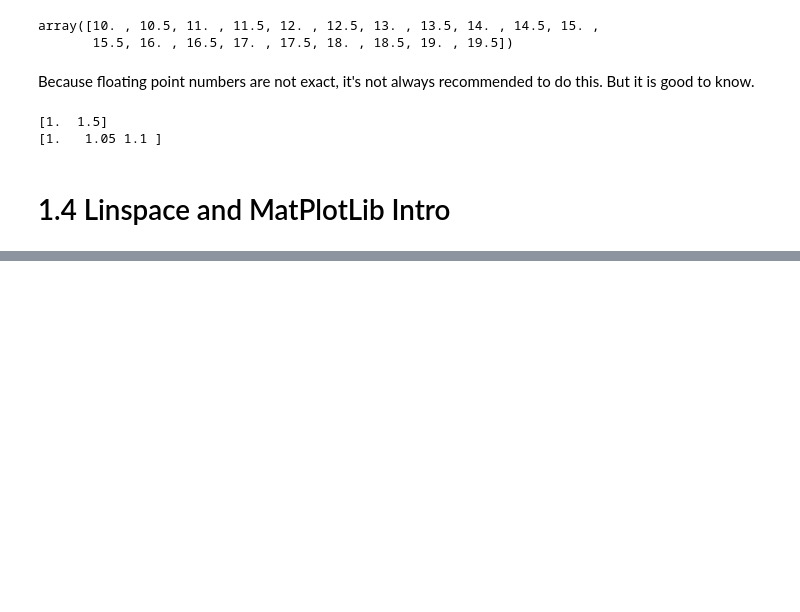
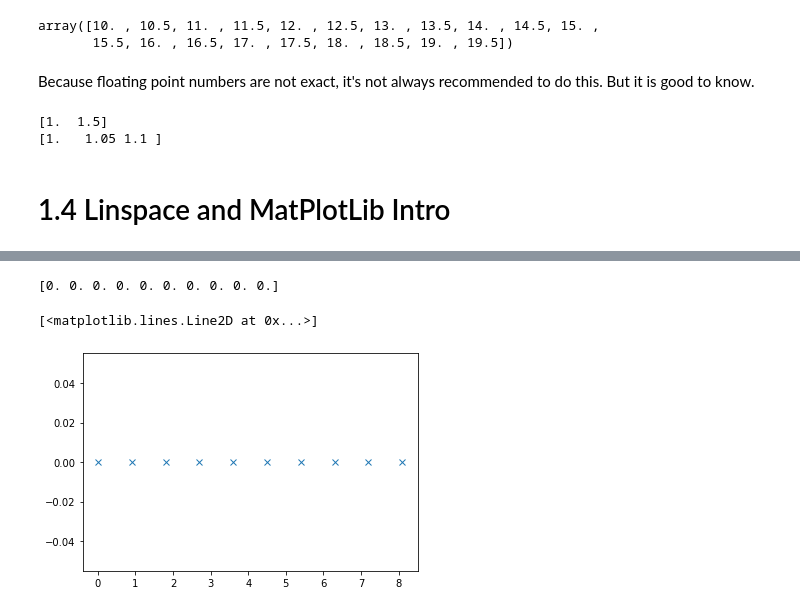
Before and after one commit to CalebCurry/ml-intro, a Jupyter notebook: Intro to ML.ipynb, the cells around one changed output, grey strips where cells are left out. Saved outputs shown, nothing was run; the diff lists cells and outputs as text; code cells hidden in the pictures; blank space fills up the shorter version.

```diff
--- a/Intro to ML.ipynb
+++ b/Intro to ML.ipynb
@@ -286,0 +417,8 @@ print(np.arange(1, 1.1, .05)) #end is inclusive because rounding error. :(
+# %%
+y = np.zeros(samples) #gives an array of 0
+print(y)
+plt.plot(data, y, 'x')
+# %% [output]
+[0. 0. 0. 0. 0. 0. 0. 0. 0. 0.]
+[<matplotlib.lines.Line2D at 0x...>]
+[figure, added]
```
Also changed, not shown: parts of 23 cells of this notebook.
